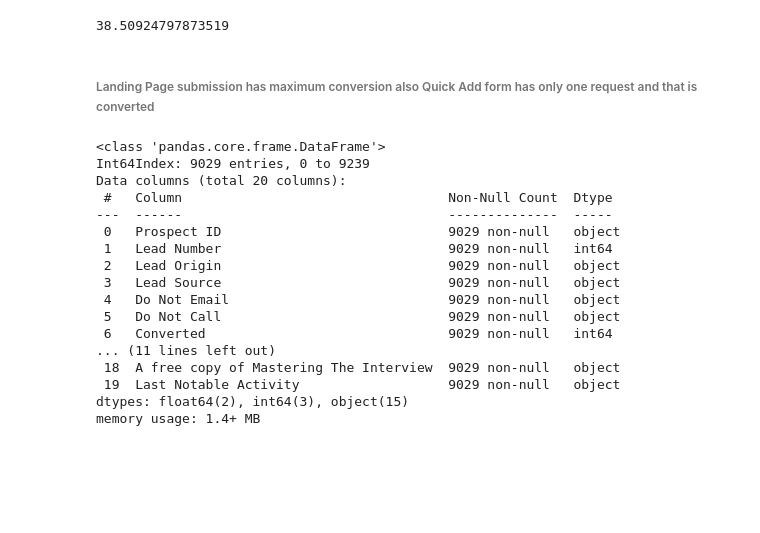
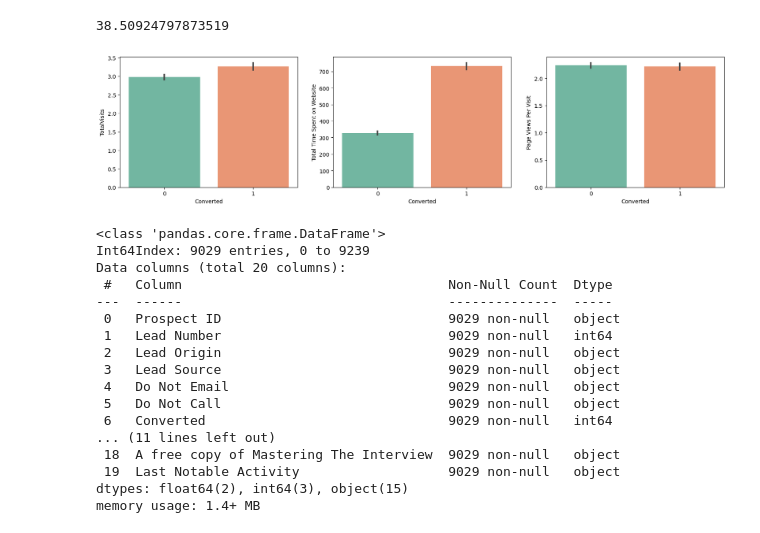
Before and after one commit to yuvarajgb/Lead_Score_Case_Study, a Jupyter notebook: Lead Scoring Case Study.ipynb, the cells around one changed output. Cells and saved outputs as stored; diff of their text form; code cells hidden in the pictures; blank space fills up the shorter version.

```diff
--- a/Lead Scoring Case Study.ipynb
+++ b/Lead Scoring Case Study.ipynb
@@ -624,8 +624,19 @@ print(3477/(3477+5552)*100)
 38.50924797873519
 # %%
 # Around 39% is overall convertion rate
-# %% [markdown]
-###### Landing Page submission has maximum conversion also Quick Add form has only one request and that is converted
+# %%
+# Now check the conversions for all numeric values
+
+plt.figure(figsize=(20,20))
+plt.subplot(4,3,1)
+sns.barplot(y = 'TotalVisits', x='Converted', palette='Set2', data = df1)
+plt.subplot(4,3,2)
+sns.barplot(y = 'Total Time Spent on Website', x='Converted', palette='Set2', data = df1)
+plt.subplot(4,3,3)
+sns.barplot(y = 'Page Views Per Visit', x='Converted', palette='Set2', data = df1)
+plt.show()
+# %% [output]
+[figure, added]
 # %%
 df1.info()
 # %% [output]
```
Also changed, not shown: parts of 7 cells of this notebook.
